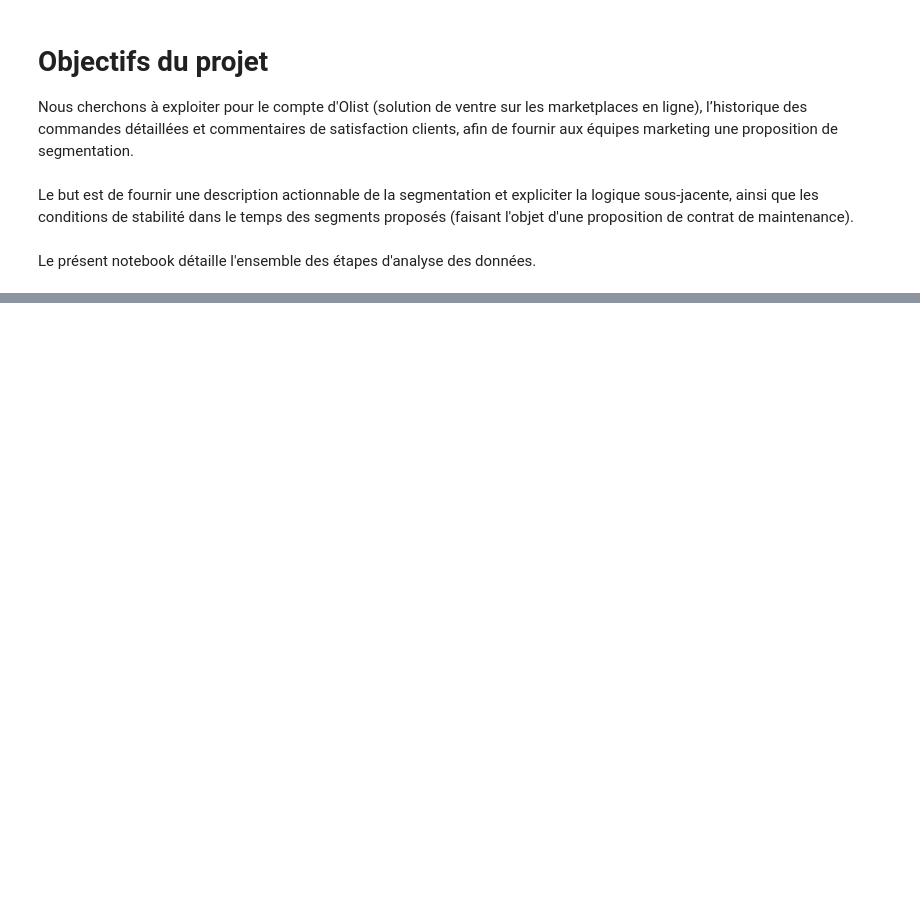
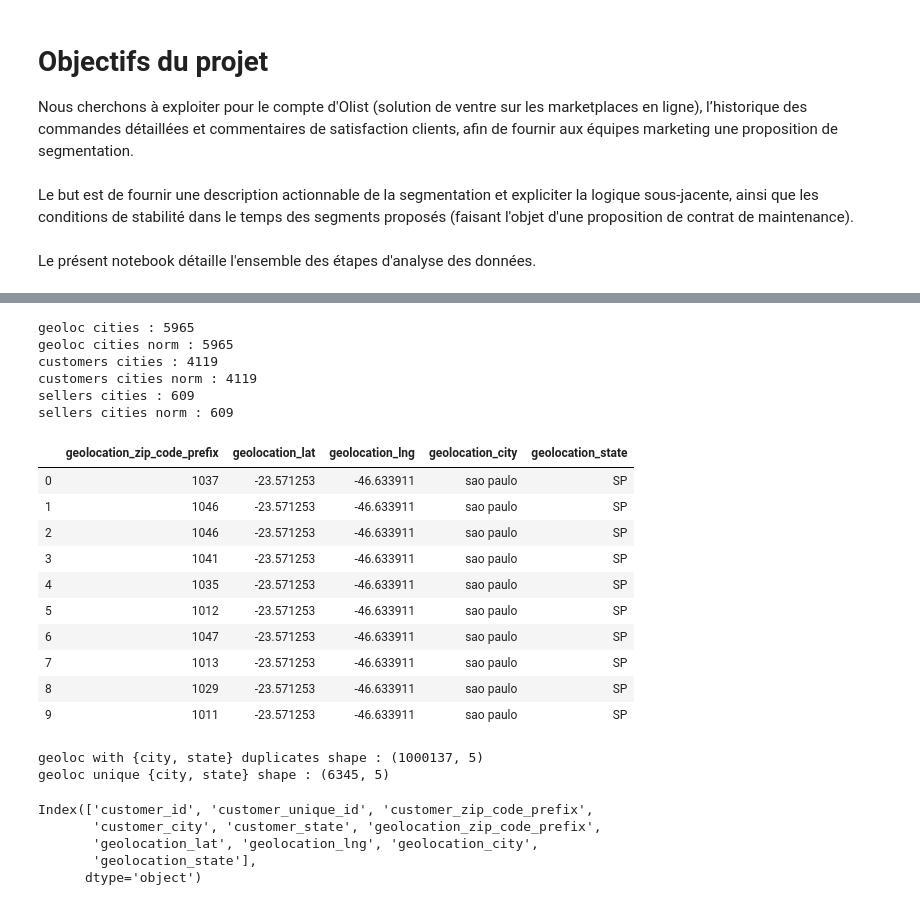
Before and after one commit to EtienneLardeur/P5_CustomerSegmentation, a Jupyter notebook: POlist_01_AnotebookEDA_uncleaned.ipynb, the cells around one changed output, grey strips where cells are left out. Drawn from its saved outputs; the diff is of its cells as text; code cells hidden in the pictures; blank space fills up the shorter version.

```diff
--- a/POlist_01_AnotebookEDA_uncleaned.ipynb
+++ b/POlist_01_AnotebookEDA_uncleaned.ipynb
@@ -34,0 +164,71 @@ import seaborn as sns
+# %%
+# retirer les localisations hors Brésil
+df_geolocation = df_geolocation[df_geolocation['geolocation_lat'] < 10].copy()
+# %%
+# normaliser les noms de ville
+print('geoloc cities : '
+      + str(df_geolocation['geolocation_city'].unique().size))
+df_geolocation['geolocation_city'] = df_geolocation['geolocation_city'].str\
+    .normalize('NFKD').str.encode('ascii', errors='ignore').str.decode('utf-8')
+print('geoloc cities norm : '
+      + str(df_geolocation['geolocation_city'].unique().size))
+print('customers cities : '
+      + str(df_customers['customer_city'].unique().size))
+df_customers['customer_city'] = df_customers['customer_city'].str\
+    .normalize('NFKD').str.encode('ascii', errors='ignore').str.decode('utf-8')
+print('customers cities norm : '
+      + str(df_customers['customer_city'].unique().size))
+print('sellers cities : '
+      + str(df_sellers['seller_city'].unique().size))
+df_sellers['seller_city'] = df_sellers['seller_city'].str\
+    .normalize('NFKD').str.encode('ascii', errors='ignore').str.decode('utf-8')
+print('sellers cities norm : '
+      + str(df_sellers['seller_city'].unique().size))
+# écrire comme "title"
+df_customers['customer_city'] = df_customers['customer_city'].str.title()
+df_sellers['seller_city'] = df_sellers['seller_city'].str.title()
+df_geolocation['geolocation_city'] = df_geolocation['geolocation_city'].str.title()
+# %% [output]
+geoloc cities : 5965
+geoloc cities norm : 5965
+customers cities : 4119
+customers cities norm : 4119
+sellers cities : 609
+sellers cities norm : 609
+# %%
+# simplifier par une latitude unique {ville, état}
+df_geolocation['geolocation_lat'] = df_geolocation.groupby(
+    ['geolocation_city',
+     'geolocation_state']
+)['geolocation_lat'].transform(lambda x: x.mean())
+# %%
+# simplifier par une longitude unique {ville, état}
+df_geolocation['geolocation_lng'] = df_geolocation.groupby(
+    ['geolocation_city',
+     'geolocation_state']
+)['geolocation_lng'].transform(lambda x: x.mean())
+# %%
+df_geolocation.head(7)
+# %% [output]
+|  | geolocation_zip_code_prefix | geolocation_lat | geolocation_lng | geolocation_city | geolocation_state |
+| 0 | 1037 | -23.571253 | -46.633911 | sao paulo | SP |
+| 1 | 1046 | -23.571253 | -46.633911 | sao paulo | SP |
+| 2 | 1046 | -23.571253 | -46.633911 | sao paulo | SP |
+| 3 | 1041 | -23.571253 | -46.633911 | sao paulo | SP |
+| 4 | 1035 | -23.571253 | -46.633911 | sao paulo | SP |
+| 5 | 1012 | -23.571253 | -46.633911 | sao paulo | SP |
+| 6 | 1047 | -23.571253 | -46.633911 | sao paulo | SP |
+| 7 | 1013 | -23.571253 | -46.633911 | sao paulo | SP |
+| 8 | 1029 | -23.571253 | -46.633911 | sao paulo | SP |
+| 9 | 1011 | -23.571253 | -46.633911 | sao paulo | SP |
+# %%
+# conserver une localisation détaillée unique {city, state}
+print('geoloc with {city, state} duplicates shape : '
+      + str(df_geolocation.shape))
+df_geolocation = df_geolocation.drop_duplicates(['geolocation_city',
+                                                 'geolocation_state']).copy()
+print('geoloc unique {city, state} shape : '
+      + str(df_geolocation.shape))
+# %% [output]
+geoloc with {city, state} duplicates shape : (1000137, 5)
+geoloc unique {city, state} shape : (6345, 5)
@@ -34,0 +247,8 @@ import seaborn as sns
+# %%
+df_customers.columns
+# %% [output]
+Index(['customer_id', 'customer_unique_id', 'customer_zip_code_prefix',
+       'customer_city', 'customer_state', 'geolocation_zip_code_prefix',
+       'geolocation_lat', 'geolocation_lng', 'geolocation_city',
+       'geolocation_state'],
+      dtype='object')
```
Also changed, not shown: parts of 39 cells of this notebook.
